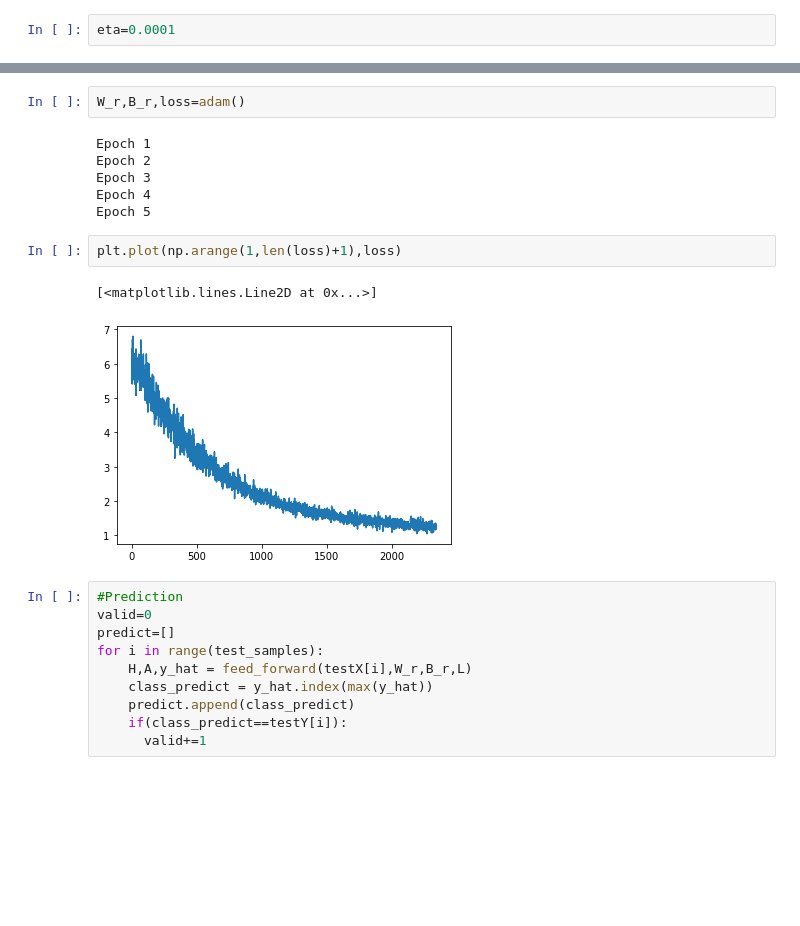
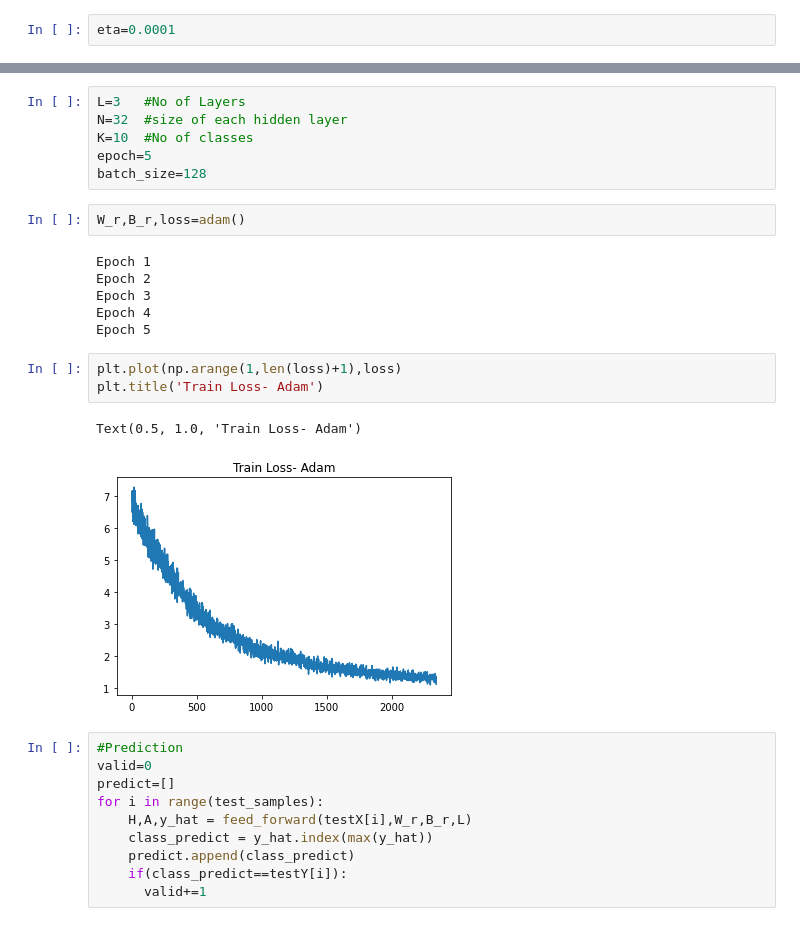
Before and after one commit to a-pt/cs6910-Assignment-1, a Jupyter notebook: Adam.ipynb, the cells around one changed output, grey strips where cells are left out. Saved outputs shown, nothing was run; the diff lists cells and outputs as text; blank space fills up the shorter version.

```diff
--- a/Adam.ipynb
+++ b/Adam.ipynb
@@ -238,6 +229,12 @@ def adam():
         e=e+1
         print('Epoch',e)
     return W,B,loss
+# %%
+L=3   #No of Layers
+N=32  #size of each hidden layer
+K=10  #No of classes
+epoch=5
+batch_size=128
 # %%
 W_r,B_r,loss=adam()
 # %% [output]
@@ -248,9 +245,10 @@ Epoch 4
 Epoch 5
 # %%
 plt.plot(np.arange(1,len(loss)+1),loss)
+plt.title('Train Loss- Adam')
 # %% [output]
-[<matplotlib.lines.Line2D at 0x...>]
+Text(0.5, 1.0, 'Train Loss- Adam')
-[figure, old version]
+[figure, new version]
 # %%
 #Prediction
 valid=0
```
Also changed, not shown: parts of 4 cells of this notebook.
